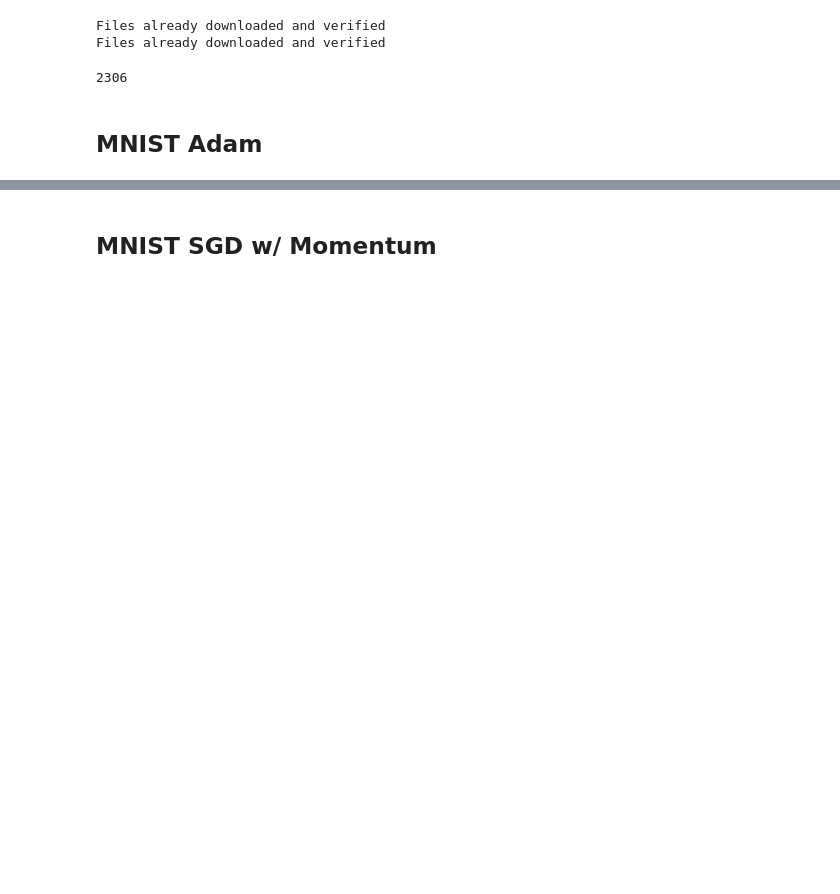
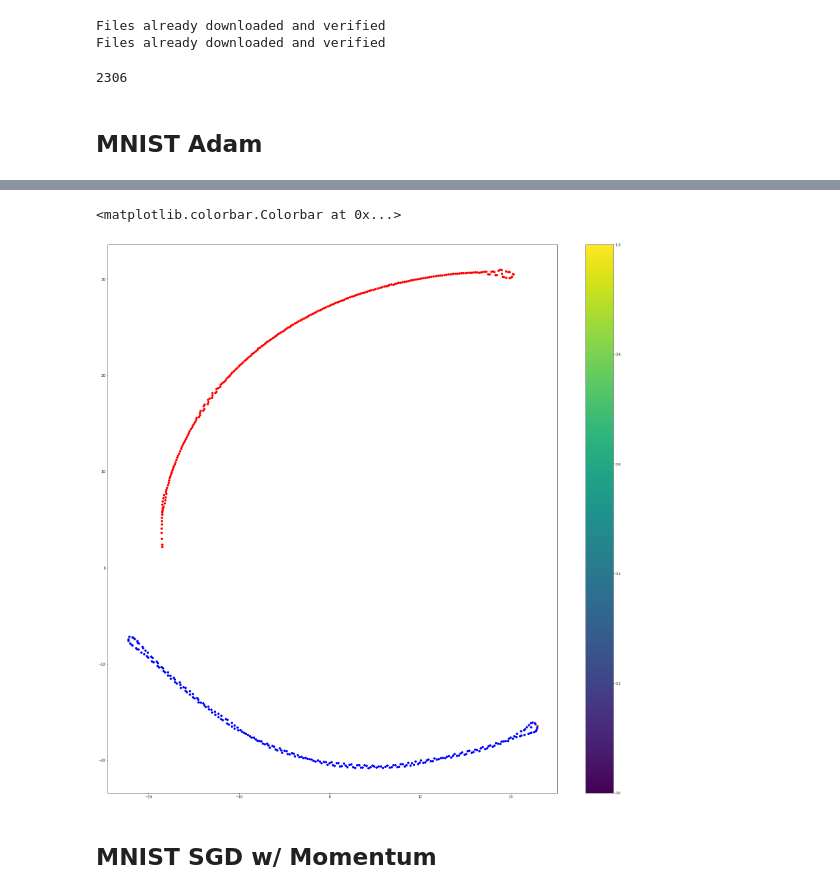
Before and after one commit to akarshkumar0101/ml-ideas, a Jupyter notebook: two_man_sgd.ipynb, the cells around one changed output, grey strips where cells are left out. Cells and saved outputs as stored; diff of their text form; code cells hidden in the pictures; blank space fills up the shorter version.

```diff
--- a/two_man_sgd.ipynb
+++ b/two_man_sgd.ipynb
@@ -325,0 +475,3 @@ data['adam'] = accu
+# %%
+tsne = sklearn.manifold.TSNE()
+x = tsne.fit_transform(ws.numpy())
@@ -326,3 +501,13 @@ data['adam'] = accu
+# %%
+plt.figure(figsize=(30,30))
+# plt.scatter(*x.T, c=accu['loss_batch'])
+plt.scatter(*x[:250].T, c='r')
+plt.scatter(*x[250:].T, c='b')
+# plt.plot(*x.T)
+plt.colorbar()
+# %% [output]
+<matplotlib.colorbar.Colorbar at 0x...>
+[figure, added]
 # %% [markdown]
 ## MNIST SGD w/ Momentum
 # %%
```
Also changed, not shown: parts of 38 cells of this notebook.
